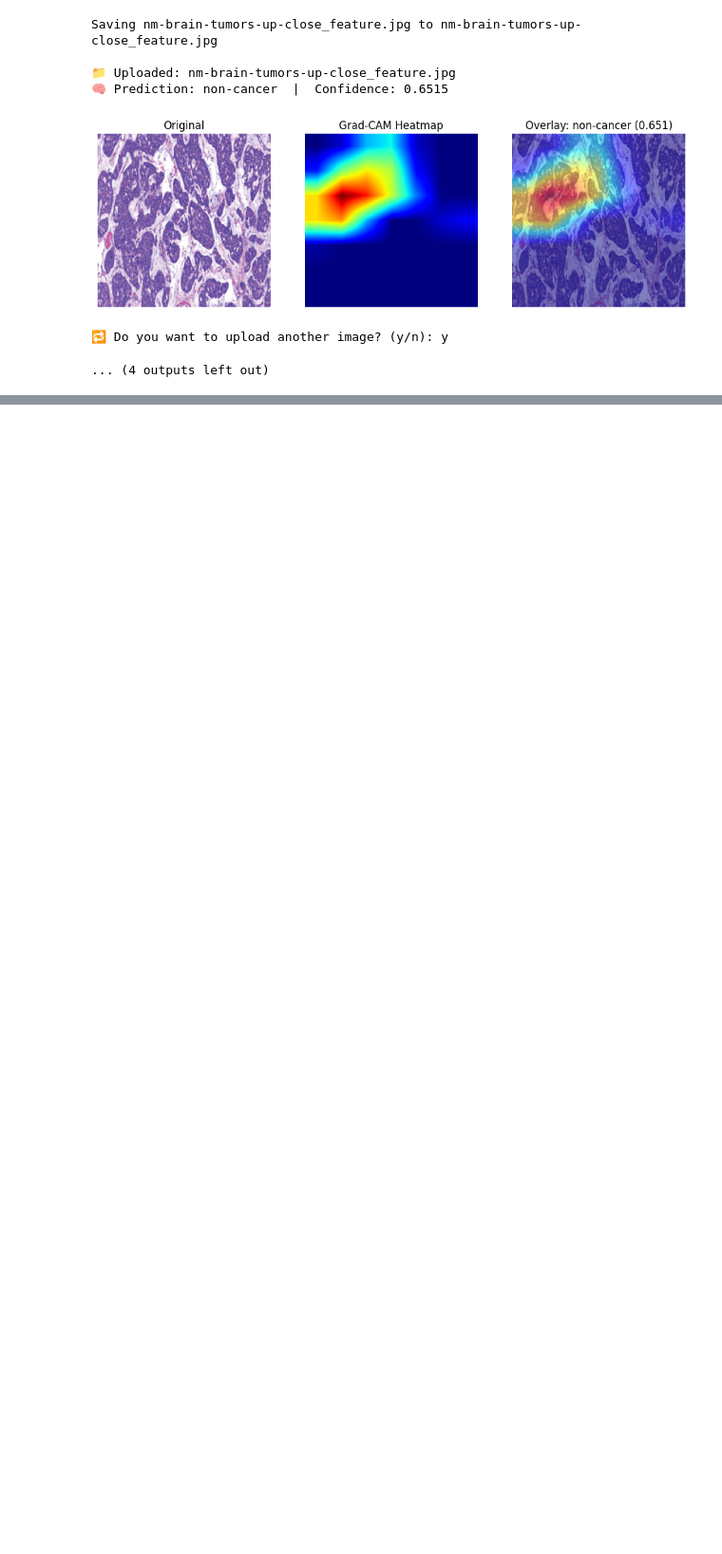
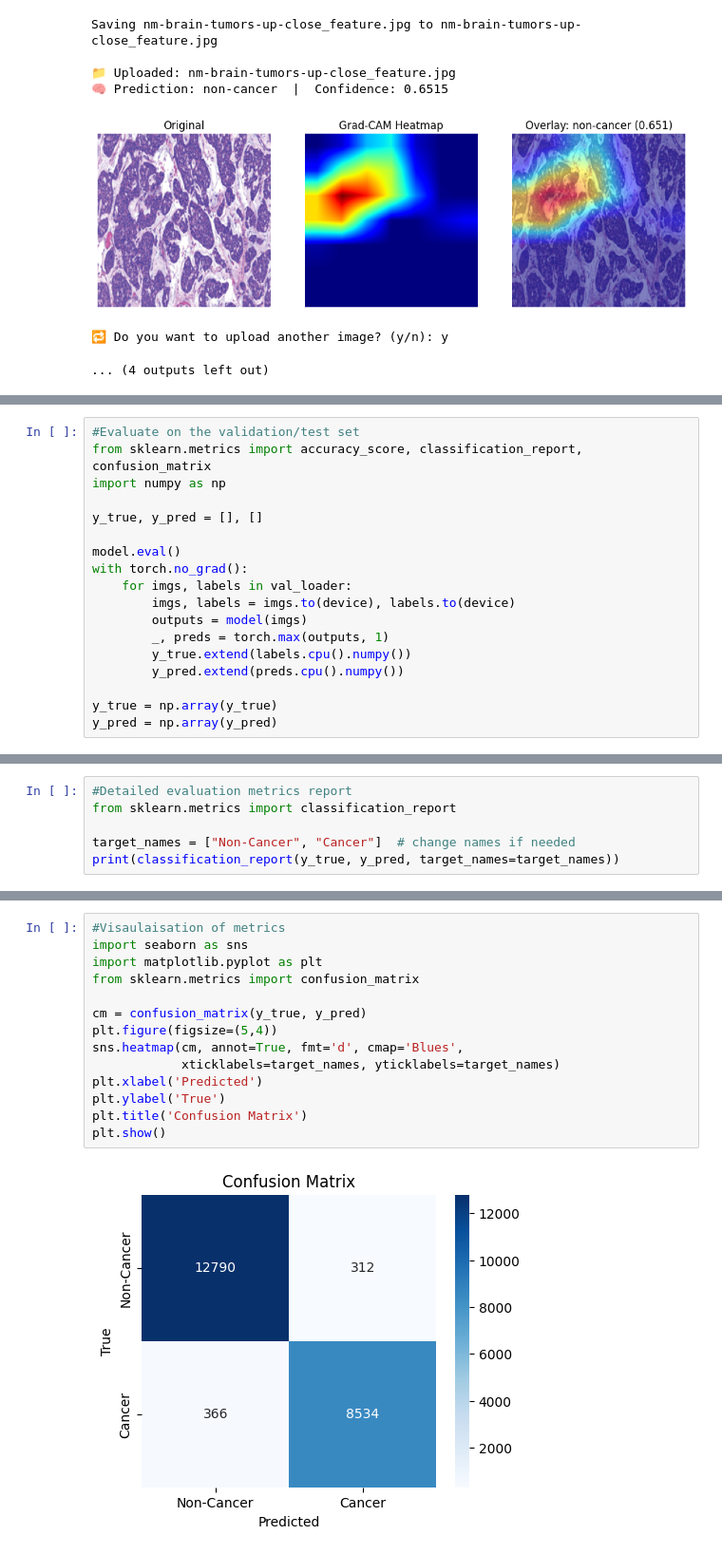
Before and after one commit to devu294/Cell-Image-Classification-using-Pytorch, a Jupyter notebook: Cell_Image_Classification.ipynb, the cells around one changed output, grey strips where cells are left out. Shown at 95% size. Drawn from its saved outputs; the diff is of its cells as text; blank space fills up the shorter version.

```diff
--- a/Cell_Image_Classification.ipynb
+++ b/Cell_Image_Classification.ipynb
@@ -606,0 +634,18 @@ Saving nm-brain-tumors-up-close_feature.jpg to nm-brain-tumors-up-close_feature.
+# %%
+#Evaluate on the validation/test set
+from sklearn.metrics import accuracy_score, classification_report, confusion_matrix
+import numpy as np
+
+y_true, y_pred = [], []
+
+model.eval()
+with torch.no_grad():
+    for imgs, labels in val_loader:
+        imgs, labels = imgs.to(device), labels.to(device)
+        outputs = model(imgs)
+        _, preds = torch.max(outputs, 1)
+        y_true.extend(labels.cpu().numpy())
+        y_pred.extend(preds.cpu().numpy())
+
+y_true = np.array(y_true)
+y_pred = np.array(y_pred)
@@ -606,0 +670,6 @@ Saving nm-brain-tumors-up-close_feature.jpg to nm-brain-tumors-up-close_feature.
+# %%
+#Detailed evaluation metrics report
+from sklearn.metrics import classification_report
+
+target_names = ["Non-Cancer", "Cancer"]  # change names if needed
+print(classification_report(y_true, y_pred, target_names=target_names))
@@ -606,0 +685,16 @@ Saving nm-brain-tumors-up-close_feature.jpg to nm-brain-tumors-up-close_feature.
+# %%
+#Visaulaisation of metrics
+import seaborn as sns
+import matplotlib.pyplot as plt
+from sklearn.metrics import confusion_matrix
+
+cm = confusion_matrix(y_true, y_pred)
+plt.figure(figsize=(5,4))
+sns.heatmap(cm, annot=True, fmt='d', cmap='Blues',
+            xticklabels=target_names, yticklabels=target_names)
+plt.xlabel('Predicted')
+plt.ylabel('True')
+plt.title('Confusion Matrix')
+plt.show()
+# %% [output]
+[figure, added]
```
Also changed, not shown: parts of 3 cells of this notebook.
